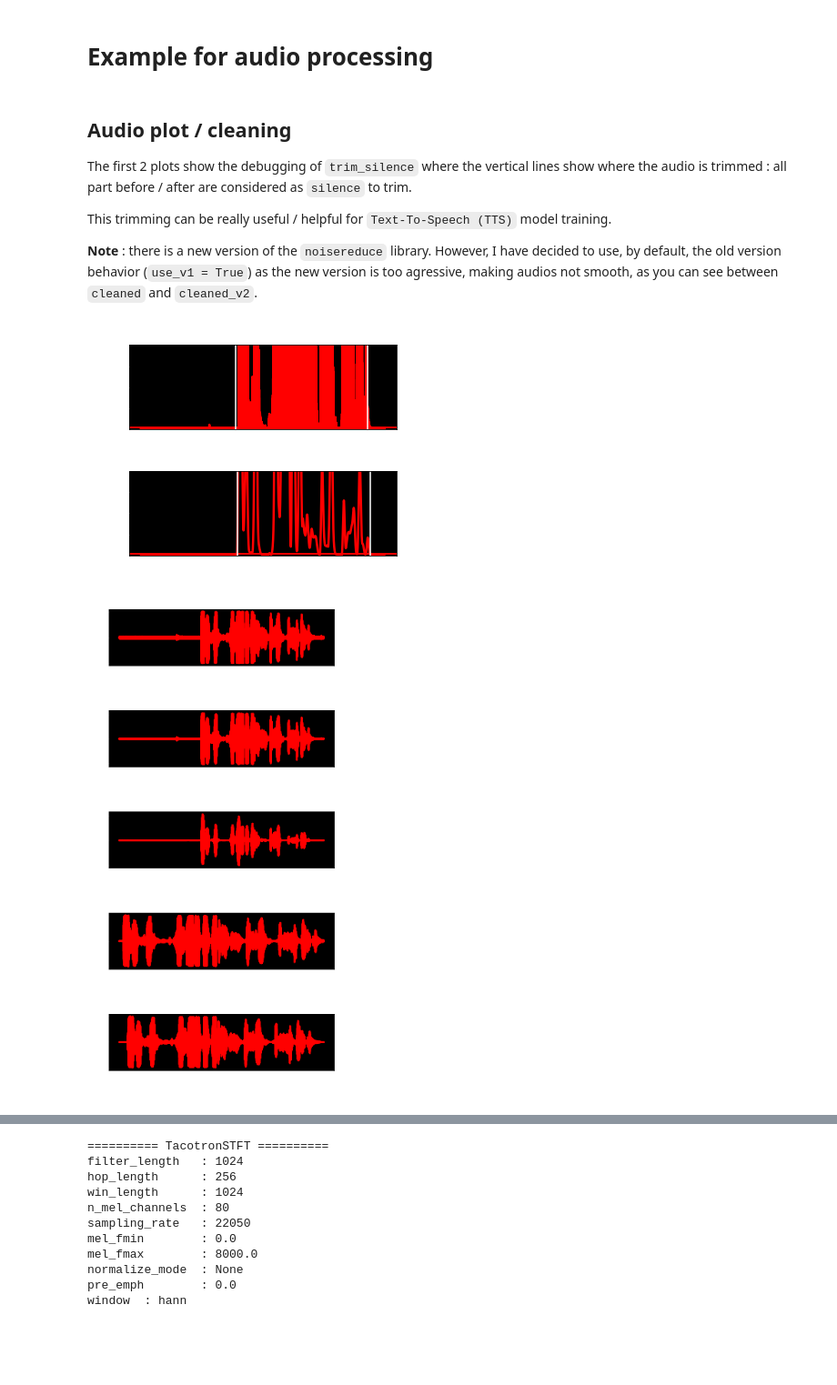
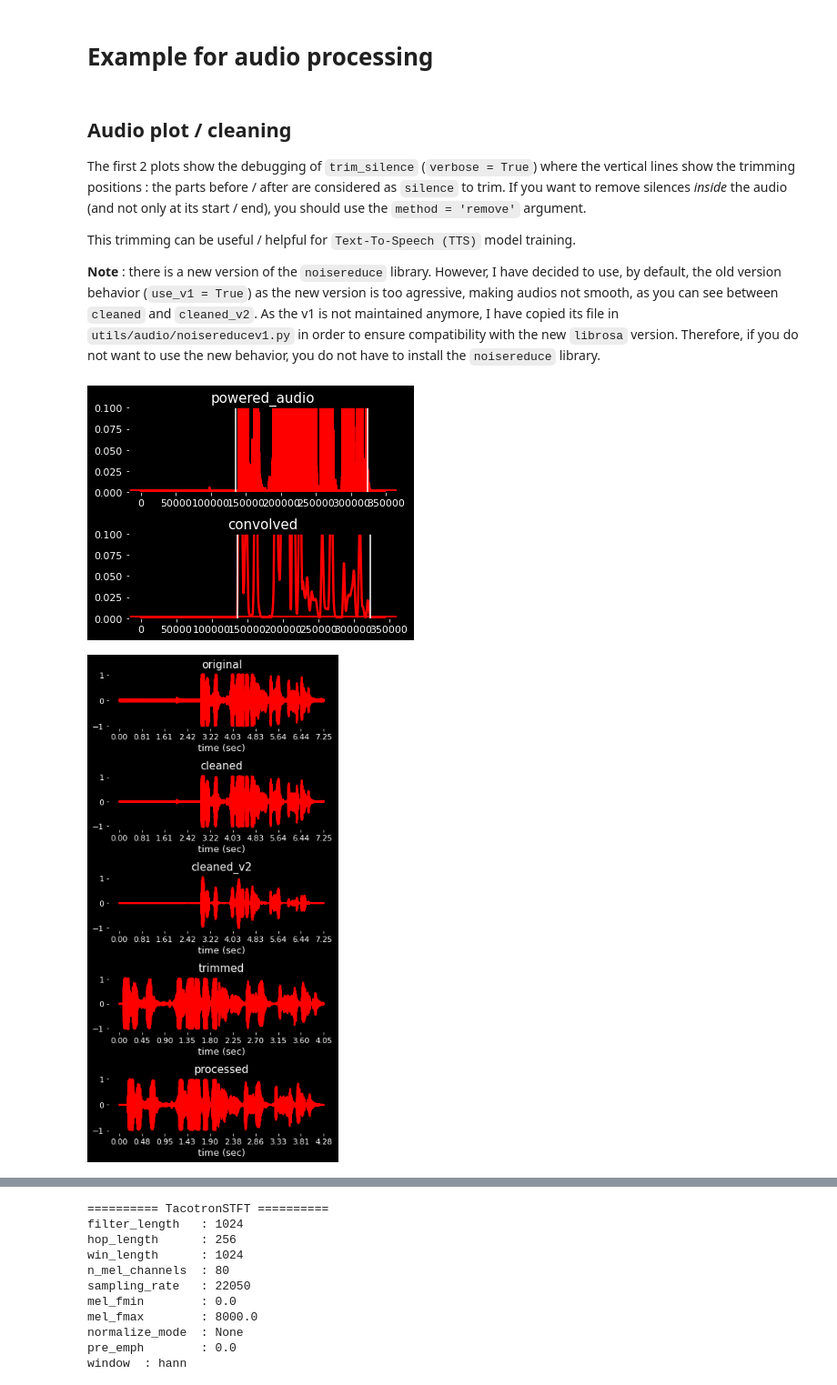
Before and after one commit to yui-mhcp/data_processing, a Jupyter notebook: example_audio.ipynb, the cells around one changed output, grey strips where cells are left out. Shown at 91% size. Cells and saved outputs as stored; diff of their text form; code cells hidden in the pictures; blank space fills up the shorter version.

```diff
--- a/example_audio.ipynb
+++ b/example_audio.ipynb
@@ -3,35 +3,37 @@
 # %% [markdown]
 ## Audio plot / cleaning
 
-The first 2 plots show the debugging of `trim_silence` where the vertical lines show where the audio is trimmed : all part before / after are considered as `silence` to trim.
+The first 2 plots show the debugging of `trim_silence` (`verbose = True`) where the vertical lines show the trimming positions : the parts before / after are considered as `silence` to trim. If you want to remove silences *inside* the audio (and not only at its start / end), you should use the `method = 'remove'` argument.
 
-This trimming can be really useful / helpful for `Text-To-Speech (TTS)` model training.
+This trimming can be useful / helpful for `Text-To-Speech (TTS)` model training.
 
-**Note** : there is a new version of the `noisereduce` library. However, I have decided to use, by default, the old version behavior (`use_v1 = True`) as the new version is too agressive, making audios not smooth, as you can see between `cleaned` and `cleaned_v2`.
+**Note** : there is a new version of the `noisereduce` library. However, I have decided to use, by default, the old version behavior (`use_v1 = True`) as the new version is too agressive, making audios not smooth, as you can see between `cleaned` and `cleaned_v2`. As the v1 is not maintained anymore, I have copied its file in `utils/audio/noisereducev1.py` in order to ensure compatibility with the new `librosa` version. Therefore, if you do not want to use the new behavior, you do not have to install the `noisereduce` library.
 # %%
 from utils import plot_multiple
 from utils.audio import load_audio, read_audio, display_audio, trim_silence, reduce_noise
 
-filename = 'example_data/audio_test.wav'
+filename       = 'example_data/audio_test.wav'
 rate, original = read_audio(filename)
 
-noise_reduced = reduce_noise(original, rate = rate)
+noise_reduced    = reduce_noise(original, rate = rate)
 noise_reduced_v2 = reduce_noise(original, rate = rate, use_v1 = False)
 
-trimmed = trim_silence(noise_reduced, method = 'window', debug = True, plot_kwargs = {'x_size' : 5, 'y_size' : 2, 'ncols' : 1})
+trimmed          = trim_silence(
+    noise_reduced, method = 'window', debug = True, plot_kwargs = {'x_size' : 5, 'y_size' : 2, 'ncols' : 1}
+)
 
 processed = load_audio(filename, None, reduce_noise = True, trim_silence = True)
 
 # `plot_type = 'audio'` uses a custom plot function that sets the `xtick_labels` to the audio's time (in sec) instead of raw values
 # This require passing the `rate` positional argument
 # Note that `plot_audio` also accepts multi-channels audios (audio with shapes [n_channels, n_samples])
 plot_multiple(
-    original = original, cleaned = noise_reduced, cleaned_v2 = noise_reduced_v2, rate = rate, plot_type = 'audio',
-    trimmed = trimmed, processed = processed, use_subplots = True, ncols = 1, x_size = 5, y_size = 2
+    original = original, cleaned = noise_reduced, cleaned_v2 = noise_reduced_v2, trimmed = trimmed, processed = processed,
+    rate = rate, use_subplots = True, ncols = 1, x_size = 5, y_size = 2, plot_type = 'audio'
 )
 # %% [output]
-[figure, old version]
+[figure, new version]
-[figure, old version]
+[figure, new version]
 # %%
 _ = display_audio(original, rate = rate)
 _ = display_audio(noise_reduced, rate = rate)
```
Also changed, not shown: parts of 2 cells of this notebook, 44 other files.
